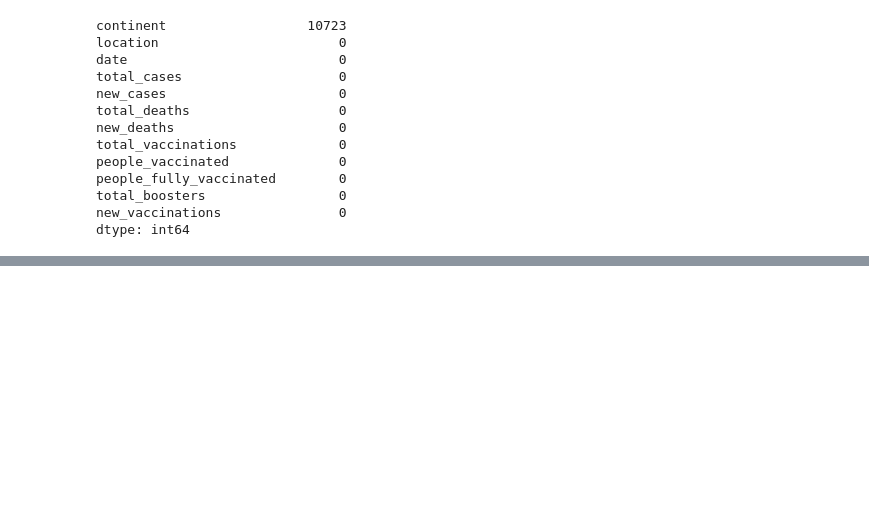
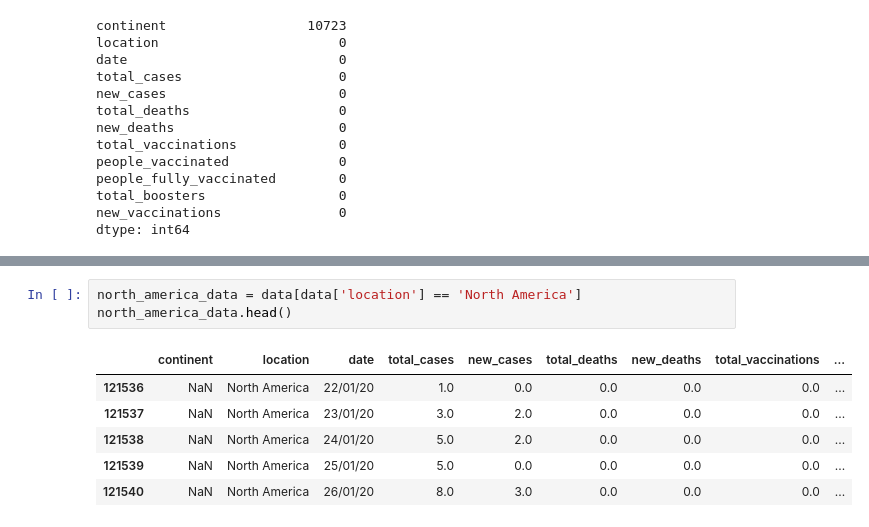
Before and after one commit to SirajAtFiverr/DataScience, a Jupyter notebook: practise.ipynb, the cells around one changed output, grey strips where cells are left out. Drawn from its saved outputs; the diff is of its cells as text; blank space fills up the shorter version.

```diff
--- a/practise.ipynb
+++ b/practise.ipynb
@@ -129,0 +211,10 @@ dtype: int64
+# %%
+north_america_data = data[data['location'] == 'North America']
+north_america_data.head()
+# %% [output]
+|  | continent | location | date | total_cases | new_cases | total_deaths | new_deaths | total_vaccinations | ... |
+| 121536 | NaN | North America | 22/01/20 | 1.0 | 0.0 | 0.0 | 0.0 | 0.0 | ... |
+| 121537 | NaN | North America | 23/01/20 | 3.0 | 2.0 | 0.0 | 0.0 | 0.0 | ... |
+| 121538 | NaN | North America | 24/01/20 | 5.0 | 2.0 | 0.0 | 0.0 | 0.0 | ... |
+| 121539 | NaN | North America | 25/01/20 | 5.0 | 0.0 | 0.0 | 0.0 | 0.0 | ... |
+| 121540 | NaN | North America | 26/01/20 | 8.0 | 3.0 | 0.0 | 0.0 | 0.0 | ... |
```
Also changed, not shown: parts of 26 cells of this notebook, 1 other file.
